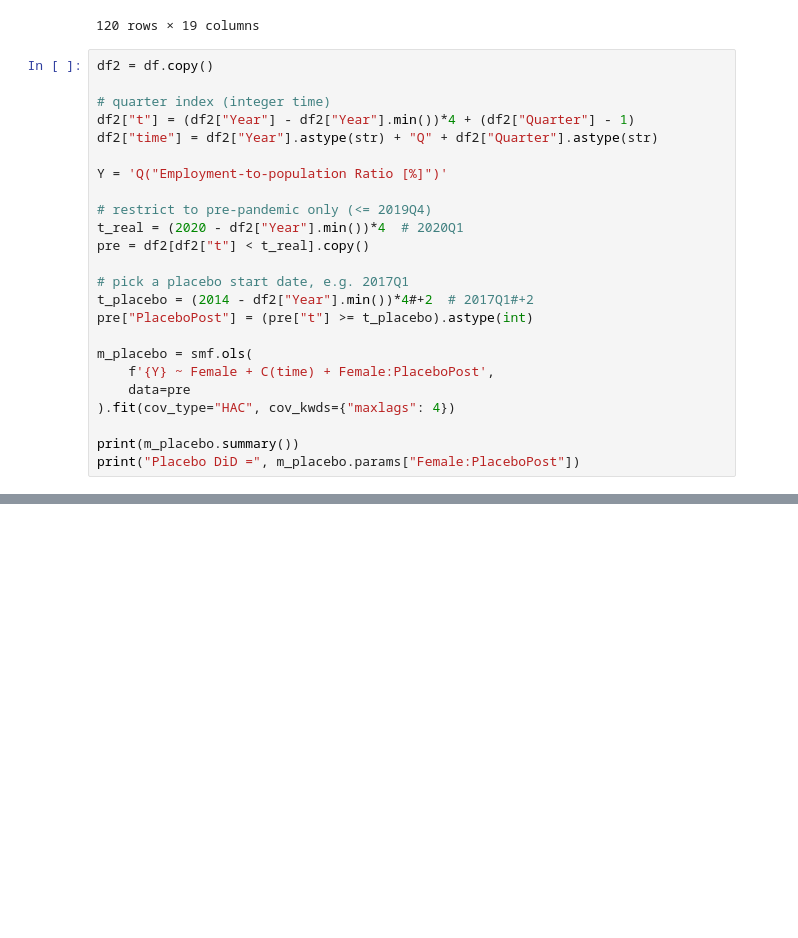
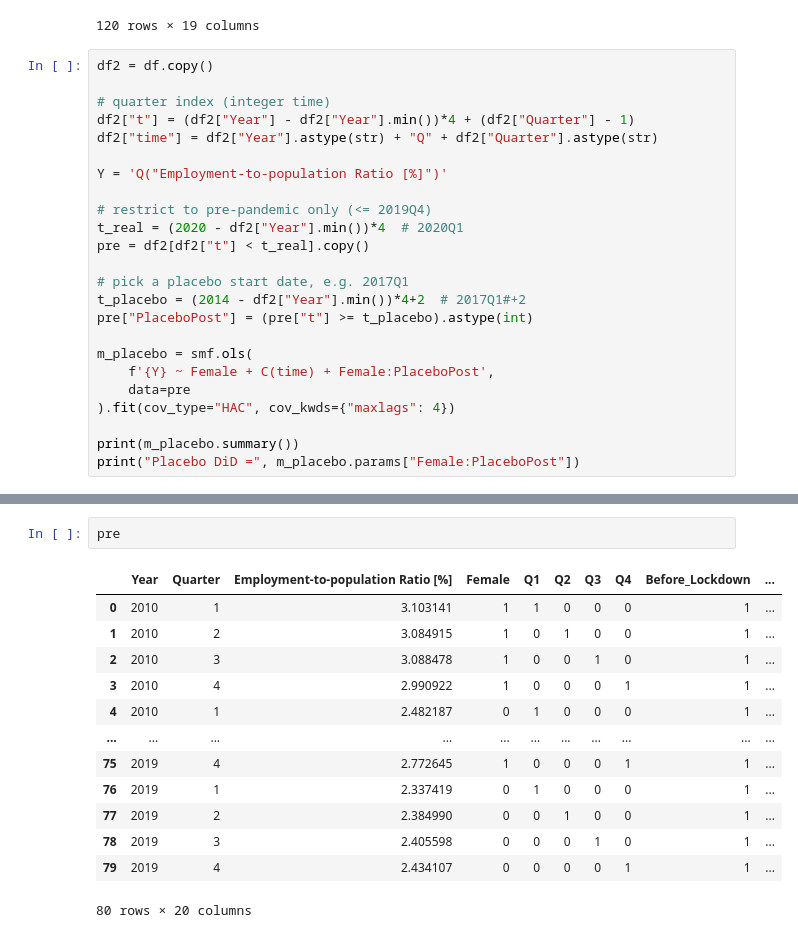
Before and after one commit to Ildsjel-EPFL/MGT-499, a Jupyter notebook: DiD.ipynb, the cells around one changed output, grey strips where cells are left out. Cells and saved outputs as stored; diff of their text form; blank space fills up the shorter version.

```diff
--- a/DiD.ipynb
+++ b/DiD.ipynb
@@ -915,7 +915,7 @@ t_real = (2020 - df2["Year"].min())*4  # 2020Q1
 pre = df2[df2["t"] < t_real].copy()
 
 # pick a placebo start date, e.g. 2017Q1
-t_placebo = (2014 - df2["Year"].min())*4#+2  # 2017Q1#+2
+t_placebo = (2014 - df2["Year"].min())*4+2  # 2017Q1#+2
 pre["PlaceboPost"] = (pre["t"] >= t_placebo).astype(int)
 
 m_placebo = smf.ols(
@@ -945,0 +946,16 @@ Placebo DiD = -0.09605141211370857
+# %%
+pre
+# %% [output]
+|  | Year | Quarter | Employment-to-population Ratio [%] | Female | Q1 | Q2 | Q3 | Q4 | Before_Lockdown | ... |
+| 0 | 2010 | 1 | 3.103141 | 1 | 1 | 0 | 0 | 0 | 1 | ... |
+| 1 | 2010 | 2 | 3.084915 | 1 | 0 | 1 | 0 | 0 | 1 | ... |
+| 2 | 2010 | 3 | 3.088478 | 1 | 0 | 0 | 1 | 0 | 1 | ... |
+| 3 | 2010 | 4 | 2.990922 | 1 | 0 | 0 | 0 | 1 | 1 | ... |
+| 4 | 2010 | 1 | 2.482187 | 0 | 1 | 0 | 0 | 0 | 1 | ... |
+| ... | ... | ... | ... | ... | ... | ... | ... | ... | ... | ... |
+| 75 | 2019 | 4 | 2.772645 | 1 | 0 | 0 | 0 | 1 | 1 | ... |
+| 76 | 2019 | 1 | 2.337419 | 0 | 1 | 0 | 0 | 0 | 1 | ... |
+| 77 | 2019 | 2 | 2.384990 | 0 | 0 | 1 | 0 | 0 | 1 | ... |
+| 78 | 2019 | 3 | 2.405598 | 0 | 0 | 0 | 1 | 0 | 1 | ... |
+| 79 | 2019 | 4 | 2.434107 | 0 | 0 | 0 | 0 | 1 | 1 | ... |
+80 rows × 20 columns
```
Also changed, not shown: parts of 4 cells of this notebook, 3 other files.
